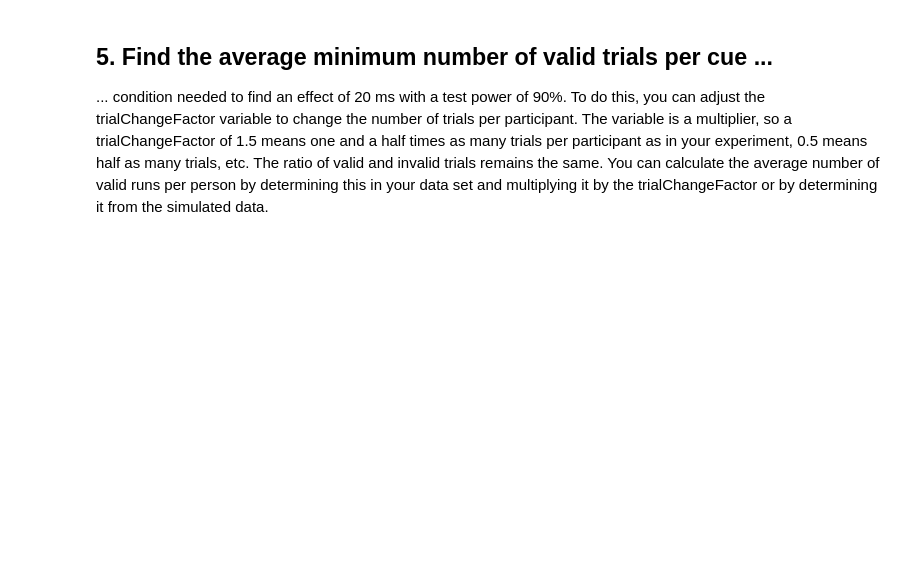
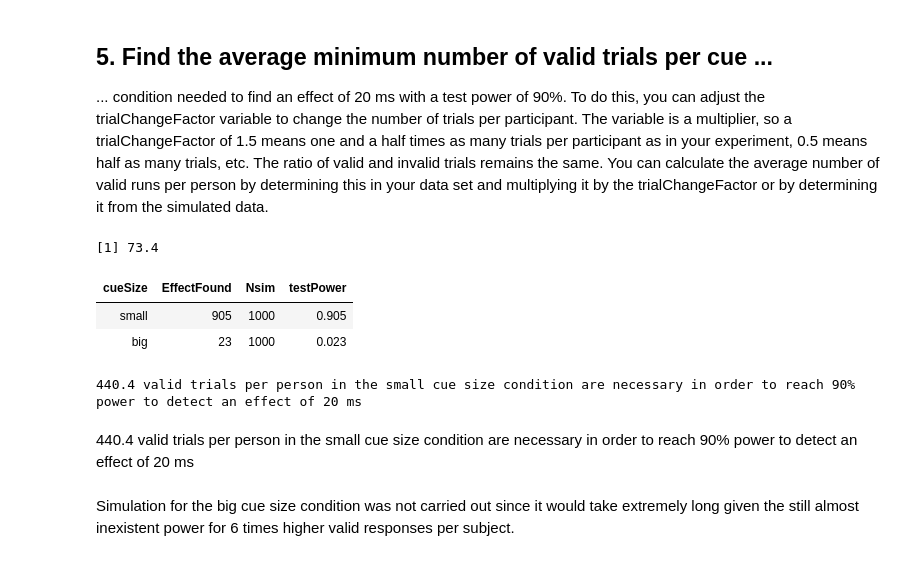
Before and after one commit to dominikpegler/r_analyze_experimental_data, a Jupyter notebook: hw/hw_03.ipynb, the cells around one changed output. Saved outputs shown, nothing was run; the diff lists cells and outputs as text; code cells hidden in the pictures; blank space fills up the shorter version.

```diff
--- a/hw/hw_03.ipynb
+++ b/hw/hw_03.ipynb
@@ -240,0 +232,8 @@ powerResults
+# %%
+Nsim <- 1000 # Number of simulations
+effect <- 0.02 # 20 ms validity effect (smallest relevant effect size)
+sampleSize <- length(unique(dt_template$sbj)) # sample size of data
+simSampleSize <- sampleSize # sample size for simulation (can be changed!)
+trialChangeFactor <- 1 # change factor for trial number to increase or decrease trial number
+
+runSimulation(dt_template, Nsim, effect, sampleSize, simSampleSize, trialChangeFactor)
@@ -373 +244,9 @@ powerResults
+# %%
+Nsim <- 1000 # Number of simulations
+effect <- 0.0217 # 20 ms validity effect (smallest relevant effect size)
+sampleSize <- length(unique(dt_template$sbj)) # sample size of data
+simSampleSize <- sampleSize # sample size for simulation (can be changed!)
+trialChangeFactor <- 1 # change factor for trial number to increase or decrease trial number
+
+runSimulation(dt_template, Nsim, effect, sampleSize, simSampleSize, trialChangeFactor)
 # %% [markdown]
@@ -507 +256,9 @@ powerResults
+# %%
+Nsim <- 1000 # Number of simulations
+effect <- 0.025 # 20 ms validity effect (smallest relevant effect size)
+sampleSize <- length(unique(dt_template$sbj)) # sample size of data
+simSampleSize <- sampleSize # sample size for simulation (can be changed!)
+trialChangeFactor <- 1 # change factor for trial number to increase or decrease trial number
+
+runSimulation(dt_template, Nsim, effect, sampleSize, simSampleSize, trialChangeFactor)
 # %% [markdown]
@@ -641 +268,9 @@ powerResults
+# %%
+Nsim <- 1000 # Number of simulations
+effect <- 0.02 # 20 ms validity effect (smallest relevant effect size)
+#sampleSize <- length(unique(dt_template$sbj)) # sample size of data
+simSampleSize <- 22 # sample size for simulation (can be changed!)
+trialChangeFactor <- 1 # change factor for trial number to increase or decrease trial number
+
+runSimulation(dt_template, Nsim, effect, sampleSize, simSampleSize, trialChangeFactor)
 # %% [markdown]
@@ -644,4 +279,27 @@ powerResults
 ## 5. Find the average minimum number of valid trials per cue ...
 ... condition needed to find an effect of 20 ms with a test power of 90%. To do this, you can adjust the trialChangeFactor variable to change the number of trials per participant. The variable is a multiplier, so a trialChangeFactor of 1.5 means one and a half times as many trials per participant as in your experiment, 0.5 means half as many trials, etc. The ratio of valid and invalid trials remains the same. You can calculate the average number of valid runs per person by determining this in your data set and multiplying it by the trialChangeFactor or by determining it from the simulated data.
 # %%
-avg_valid_runs_per_sbj <-
+avg_valid_runs_per_sbj <- mean(aggregate(df[df$targetValidity == "valid",sbj], list(df[df$targetValidity == "valid",sbj]), FUN = length)$x)
+avg_valid_runs_per_sbj
+# %% [output]
+[1] 73.4
+# %%
+Nsim <- 1000 # Number of simulations
+effect <- 0.02 # 20 ms validity effect (smallest relevant effect size)
+sampleSize <- length(unique(dt_template$sbj)) # sample size of data
+simSampleSize <- sampleSize # sample size for simulation (can be changed!)
+trialChangeFactor <- 6 # change factor for trial number to increase or decrease trial number
+
+runSimulation(dt_template, Nsim, effect, sampleSize, simSampleSize, trialChangeFactor)
+# %% [output]
+| cueSize | EffectFound | Nsim | testPower |
+| small | 905 | 1000 | 0.905 |
+| big | 23 | 1000 | 0.023 |
+# %%
+cat(avg_valid_runs_per_sbj * trialChangeFactor, "valid trials per person in the small cue size condition are necessary in order to reach 90% power to detect an effect of",1000*effect,"ms")
+# %% [output]
+440.4 valid trials per person in the small cue size condition are necessary in order to reach 90% power to detect an effect of 20 ms
+# %% [markdown]
+440.4 valid trials per person in the small cue size condition are necessary in order to reach 90% power to detect an effect of 20 ms
+# %% [markdown]
+Simulation for the big cue size condition was not carried out since it would take extremely long given the still almost inexistent power for 6 times higher valid responses per subject.
```
Also changed, not shown: parts of 15 cells of this notebook.
